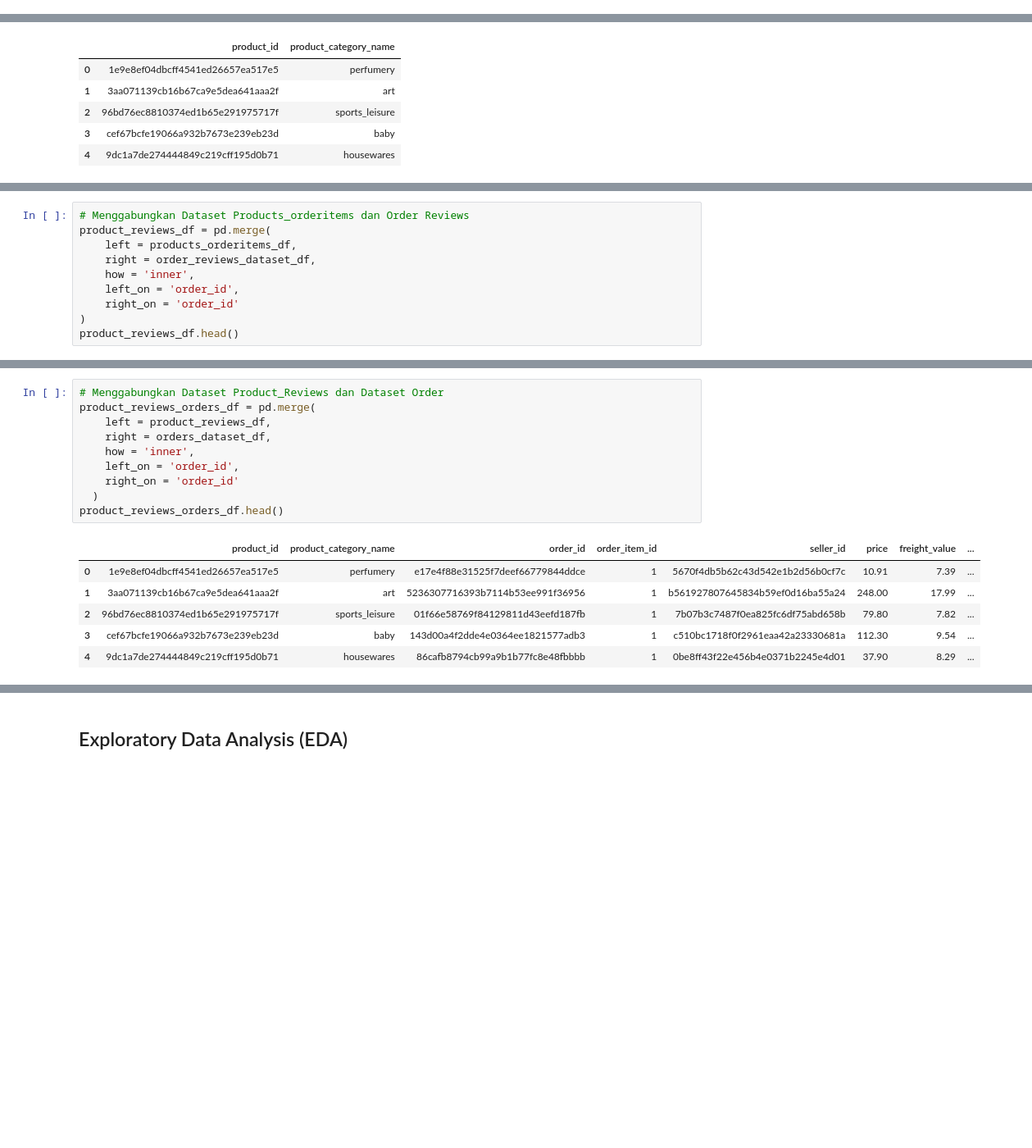
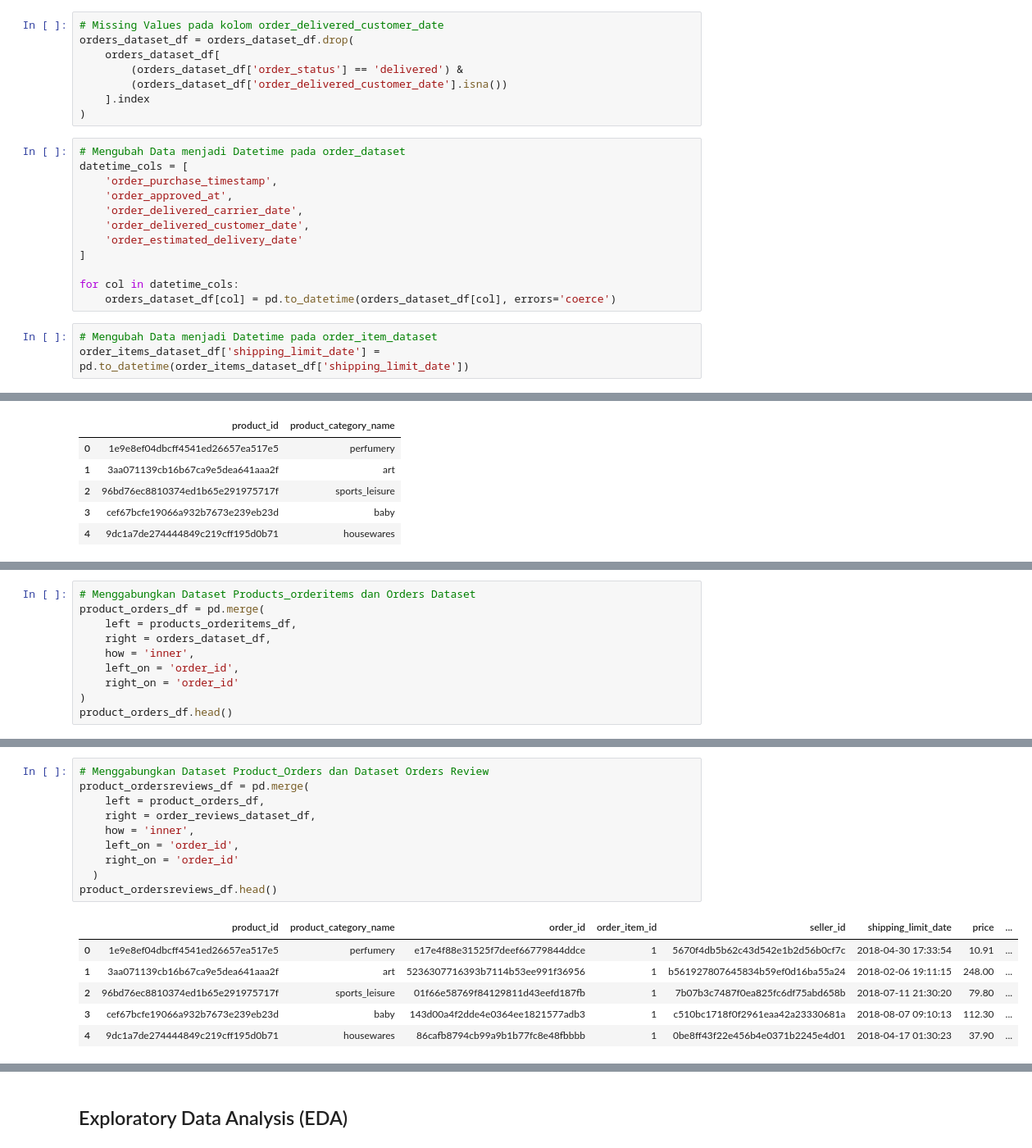
Before and after one commit to ricardosimor/Data-Analyst-Project---Dicoding, a Jupyter notebook: notebook.ipynb, the cells around one changed output, grey strips where cells are left out. Shown at 82% size. Drawn from its saved outputs; the diff is of its cells as text; blank space fills up the shorter version.

```diff
--- a/notebook.ipynb
+++ b/notebook.ipynb
@@ -423,3 +391,26 @@ customers_df.drop(columns=['customer_unique_id', 'customer_zip_code_prefix', 'cu
+# %%
+# Missing Values pada kolom order_delivered_customer_date
+orders_dataset_df = orders_dataset_df.drop(
+    orders_dataset_df[
+        (orders_dataset_df['order_status'] == 'delivered') &
+        (orders_dataset_df['order_delivered_customer_date'].isna())
+    ].index
+)
+# %%
+# Mengubah Data menjadi Datetime pada order_dataset
+datetime_cols = [
+    'order_purchase_timestamp',
+    'order_approved_at',
+    'order_delivered_carrier_date',
+    'order_delivered_customer_date',
+    'order_estimated_delivery_date'
+]
+
+for col in datetime_cols:
+    orders_dataset_df[col] = pd.to_datetime(orders_dataset_df[col], errors='coerce')
+# %%
+# Mengubah Data menjadi Datetime pada order_item_dataset
+order_items_dataset_df['shipping_limit_date'] = pd.to_datetime(order_items_dataset_df['shipping_limit_date'])
 # %% [markdown]
  ## Merge Data
 # %%
@@ -453,11 +444,11 @@ products_orderitems_df.head()
 # %%
-# Menggabungkan Dataset Products_orderitems dan Order Reviews
-product_reviews_df = pd.merge(
+# Menggabungkan Dataset Products_orderitems dan Orders Dataset
+product_orders_df = pd.merge(
     left = products_orderitems_df,
-    right = order_reviews_dataset_df,
+    right = orders_dataset_df,
     how = 'inner',
     left_on = 'order_id',
     right_on = 'order_id'
 )
-product_reviews_df.head()
+product_orders_df.head()
 # %% [output]
@@ -470,18 +461,18 @@ product_reviews_df.head()
 # %%
-# Menggabungkan Dataset Product_Reviews dan Dataset Order
-product_reviews_orders_df = pd.merge(
-    left = product_reviews_df,
-    right = orders_dataset_df,
+# Menggabungkan Dataset Product_Orders dan Dataset Orders Review
+product_ordersreviews_df = pd.merge(
+    left = product_orders_df,
+    right = order_reviews_dataset_df,
     how = 'inner',
     left_on = 'order_id',
     right_on = 'order_id'
   )
-product_reviews_orders_df.head()
+product_ordersreviews_df.head()
 # %% [output]
-|  | product_id | product_category_name | order_id | order_item_id | seller_id | price | freight_value | ... |
-| 0 | 1e9e8ef04dbcff4541ed26657ea517e5 | perfumery | e17e4f88e31525f7deef66779844ddce | 1 | 5670f4db5b62c43d542e1b2d56b0cf7c | 10.91 | 7.39 | ... |
-| 1 | 3aa071139cb16b67ca9e5dea641aaa2f | art | 5236307716393b7114b53ee991f36956 | 1 | b561927807645834b59ef0d16ba55a24 | 248.00 | 17.99 | ... |
-| 2 | 96bd76ec8810374ed1b65e291975717f | sports_leisure | 01f66e58769f84129811d43eefd187fb | 1 | 7b07b3c7487f0ea825fc6df75abd658b | 79.80 | 7.82 | ... |
-| 3 | cef67bcfe19066a932b7673e239eb23d | baby | 143d00a4f2dde4e0364ee1821577adb3 | 1 | c510bc1718f0f2961eaa42a23330681a | 112.30 | 9.54 | ... |
-| 4 | 9dc1a7de274444849c219cff195d0b71 | housewares | 86cafb8794cb99a9b1b77fc8e48fbbbb | 1 | 0be8ff43f22e456b4e0371b2245e4d01 | 37.90 | 8.29 | ... |
+|  | product_id | product_category_name | order_id | order_item_id | seller_id | shipping_limit_date | price | ... |
+| 0 | 1e9e8ef04dbcff4541ed26657ea517e5 | perfumery | e17e4f88e31525f7deef66779844ddce | 1 | 5670f4db5b62c43d542e1b2d56b0cf7c | 2018-04-30 17:33:54 | 10.91 | ... |
+| 1 | 3aa071139cb16b67ca9e5dea641aaa2f | art | 5236307716393b7114b53ee991f36956 | 1 | b561927807645834b59ef0d16ba55a24 | 2018-02-06 19:11:15 | 248.00 | ... |
+| 2 | 96bd76ec8810374ed1b65e291975717f | sports_leisure | 01f66e58769f84129811d43eefd187fb | 1 | 7b07b3c7487f0ea825fc6df75abd658b | 2018-07-11 21:30:20 | 79.80 | ... |
+| 3 | cef67bcfe19066a932b7673e239eb23d | baby | 143d00a4f2dde4e0364ee1821577adb3 | 1 | c510bc1718f0f2961eaa42a23330681a | 2018-08-07 09:10:13 | 112.30 | ... |
+| 4 | 9dc1a7de274444849c219cff195d0b71 | housewares | 86cafb8794cb99a9b1b77fc8e48fbbbb | 1 | 0be8ff43f22e456b4e0371b2245e4d01 | 2018-04-17 01:30:23 | 37.90 | ... |
 # %%
```
Also changed, not shown: parts of 120 cells of this notebook, 10 other files.
